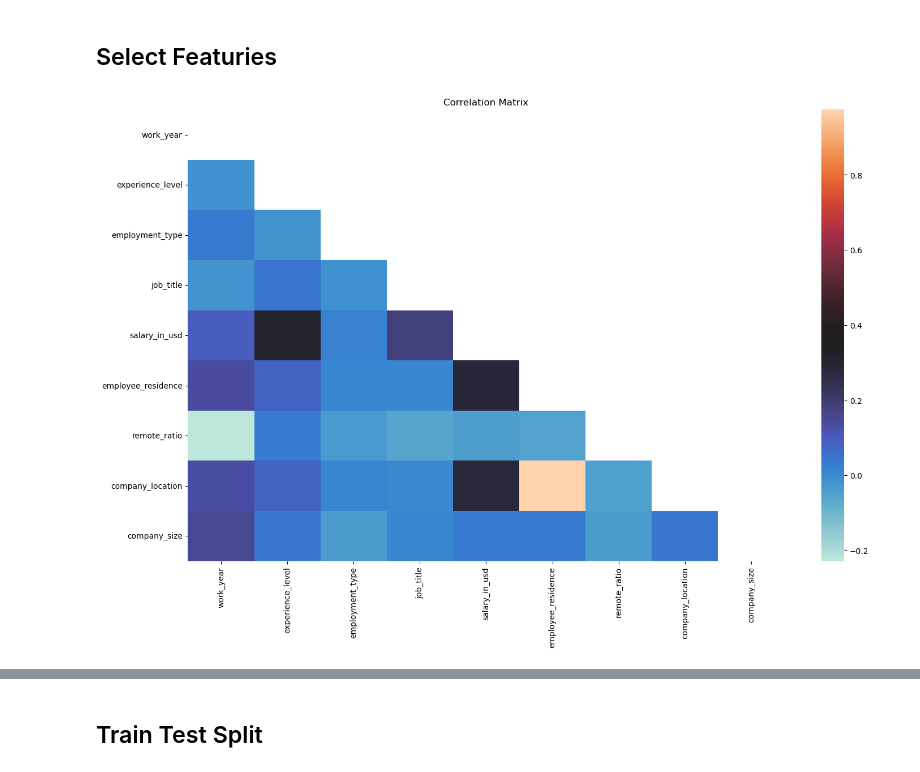
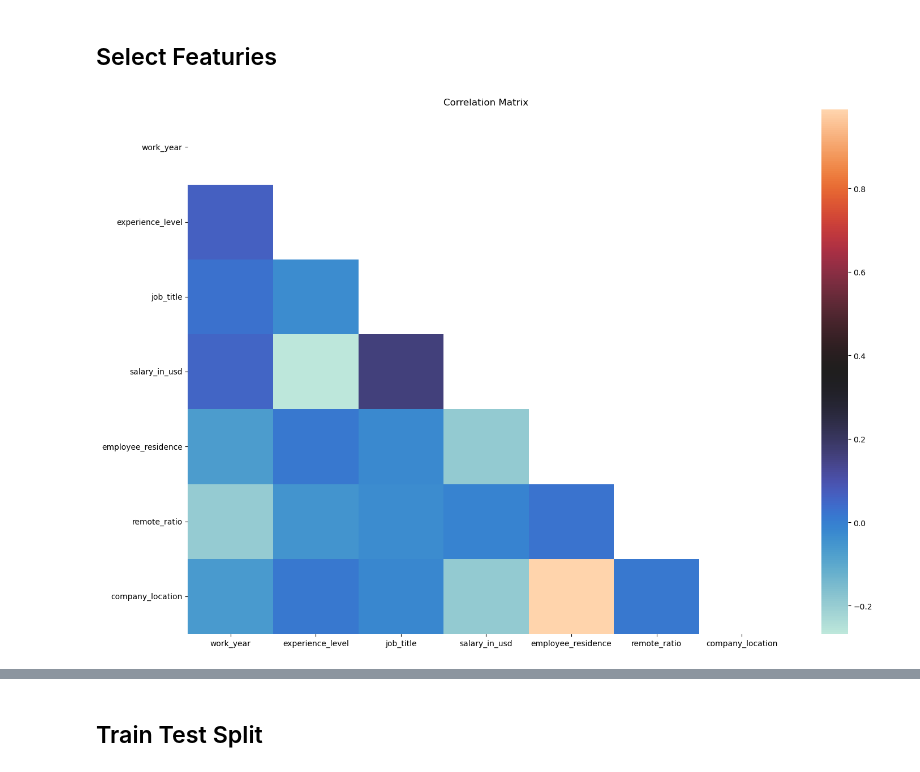
Before and after one commit to ahmedhassan456/data_engineer_salary_prediction_in_2024, a Jupyter notebook: data_engineer_salary_prediction_2024.ipynb, the cells around one changed output, grey strips where cells are left out. Saved outputs shown, nothing was run; the diff lists cells and outputs as text; code cells hidden in the pictures.

```diff
--- a/data_engineer_salary_prediction_2024.ipynb
+++ b/data_engineer_salary_prediction_2024.ipynb
@@ -186,0 +204,3 @@ plt.show()
+# %%
+data = data[(data.job_title == "Data Scientist") | (data.job_title == "Data Analyst") | (data.job_title == "Data Engineer") | (data.job_title == "Machine Learning Engineer") | (data.job_title == "Research Scientist")]
+data
@@ -186,0 +221,3 @@ plt.show()
+# %%
+data = data[(data.employee_residence == "US") | (data.employee_residence == "GB") | (data.employee_residence == "CA") | (data.employee_residence == "ES")]
+data
@@ -186,0 +238,3 @@ plt.show()
+# %%
+data = data[(data.company_location == "US") | (data.company_location == "GB") | (data.company_location == "CA") | (data.company_location == "ES")]
+data
@@ -187,11 +255,9 @@ plt.show()
 # %% [markdown]
 ## Encoding
 # %%
-label_encoder = LabelEncoder()
+data["job_title"] = data["job_title"].map({"Data Scientist": 0, "Data Analyst": 1, "Data Engineer": 2, "Machine Learning Engineer": 3, "Research Scientist": 4})
+data["experience_level"] = data["experience_level"].map({"SE": 0, "MI": 1, "EN": 2, "EX": 3})
+data["company_location"] = data["company_location"].map({"US": 0, "GB": 1, "CA": 2, "ES": 3})
+data["employee_residence"] = data["employee_residence"].map({"US": 0, "GB": 1, "CA": 2, "ES": 3})
 
-data["job_title"] = label_encoder.fit_transform(data["job_title"])
-data["experience_level"] = label_encoder.fit_transform(data["experience_level"])
-data["employment_type"] = label_encoder.fit_transform(data["employment_type"])
-data["employee_residence"] = label_encoder.fit_transform(data["employee_residence"])
-data["company_location"] = label_encoder.fit_transform(data["company_location"])
-data["company_size"] = label_encoder.fit_transform(data["company_size"])
+data
@@ -215,16 +279,16 @@ data
 ## Select Featuries
 # %%
 # Plotting a correlation matrix to see the relationship
-corr = data.drop(columns=["salary", "salary_currency"], axis=1).corr()
+corr = data.drop(columns=["salary", "salary_currency", "employment_type", "company_size"], axis=1).corr()
 mask_ut = np.triu(np.ones(corr.shape)).astype(np.bool_)
 
 plt.figure(figsize=(15,10))
 sns.heatmap(corr, annot=True, fmt=".2f", cmap="icefire", mask=mask_ut)
 plt.title("Correlation Matrix")
 plt.tight_layout()
 plt.show()
 # %% [output]
-[figure, old version]
+[figure, new version]
 # %%
 # drop unnecessary columns
 data.drop(columns=["salary", "salary_currency", "company_size", "remote_ratio", "employment_type", "work_year"] ,axis=1 ,inplace=True)
```
Also changed, not shown: parts of 14 cells of this notebook, 3 other files.
